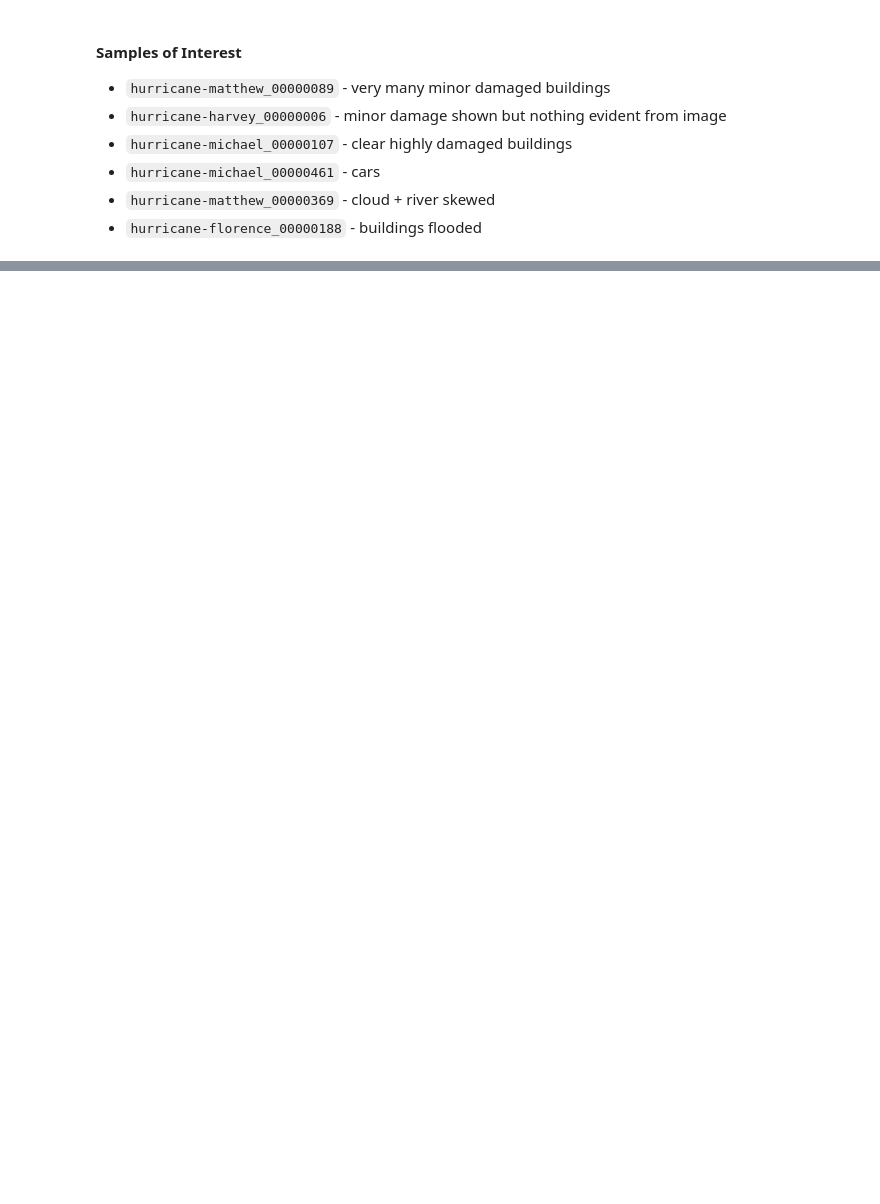
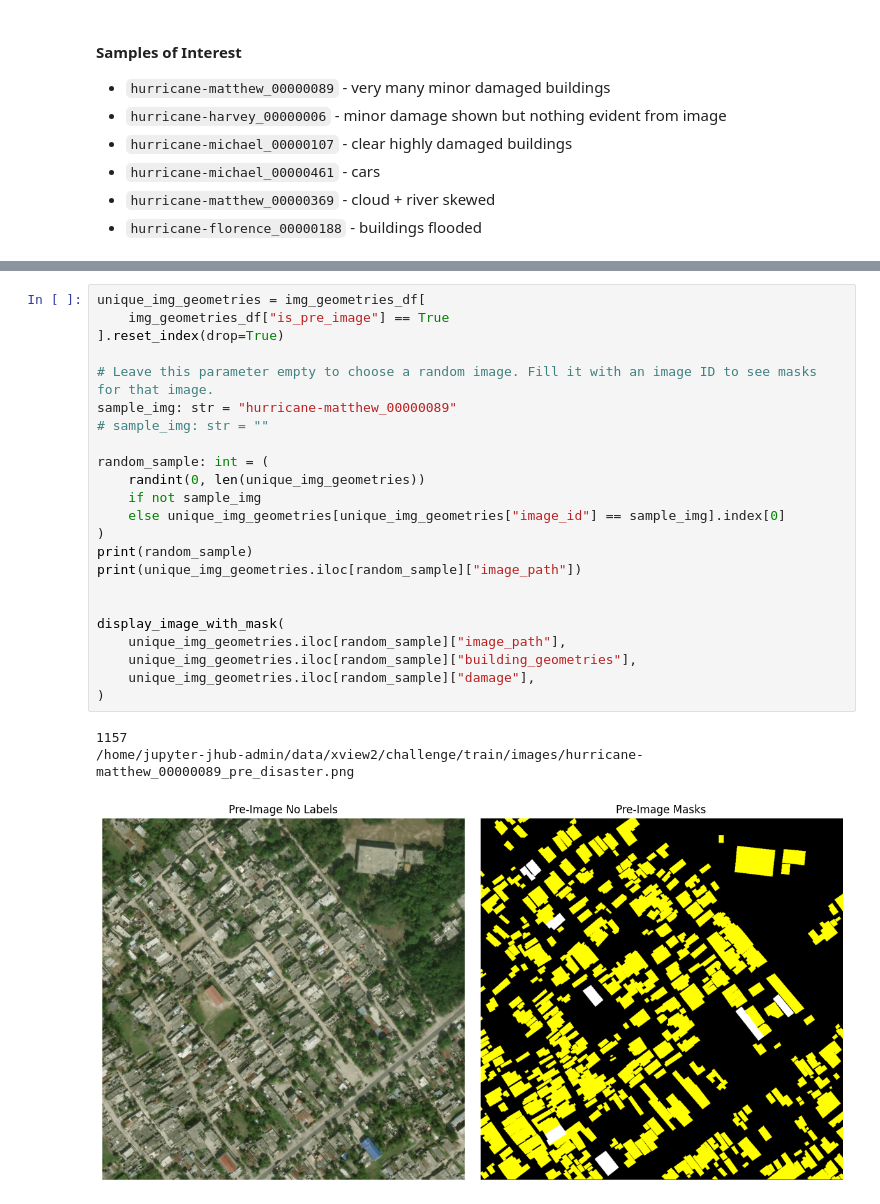
Before and after one commit to cricksmaidiene/alivio, a Jupyter notebook: src/03_data_engineering/generate_challenge_masks.ipynb, the cells around one changed output, grey strips where cells are left out. Saved outputs shown, nothing was run; the diff lists cells and outputs as text; blank space fills up the shorter version.

Commit message:
feat: complete mask and overlay pipeline

```diff
--- a/src/03_data_engineering/generate_challenge_masks.ipynb
+++ b/src/03_data_engineering/generate_challenge_masks.ipynb
@@ -266,0 +416,27 @@ plot_polygons_on_image(
+# %%
+unique_img_geometries = img_geometries_df[
+    img_geometries_df["is_pre_image"] == True
+].reset_index(drop=True)
+
+# Leave this parameter empty to choose a random image. Fill it with an image ID to see masks for that image.
+sample_img: str = "hurricane-matthew_00000089"
+# sample_img: str = ""
+
+random_sample: int = (
+    randint(0, len(unique_img_geometries))
+    if not sample_img
+    else unique_img_geometries[unique_img_geometries["image_id"] == sample_img].index[0]
+)
+print(random_sample)
+print(unique_img_geometries.iloc[random_sample]["image_path"])
+
+
+display_image_with_mask(
+    unique_img_geometries.iloc[random_sample]["image_path"],
+    unique_img_geometries.iloc[random_sample]["building_geometries"],
+    unique_img_geometries.iloc[random_sample]["damage"],
+)
+# %% [output]
+1157
+/home/jupyter-jhub-admin/data/xview2/challenge/train/images/hurricane-matthew_00000089_pre_disaster.png
+[figure, added]
```
Also changed, not shown: parts of 36 cells of this notebook, 1 other file.
